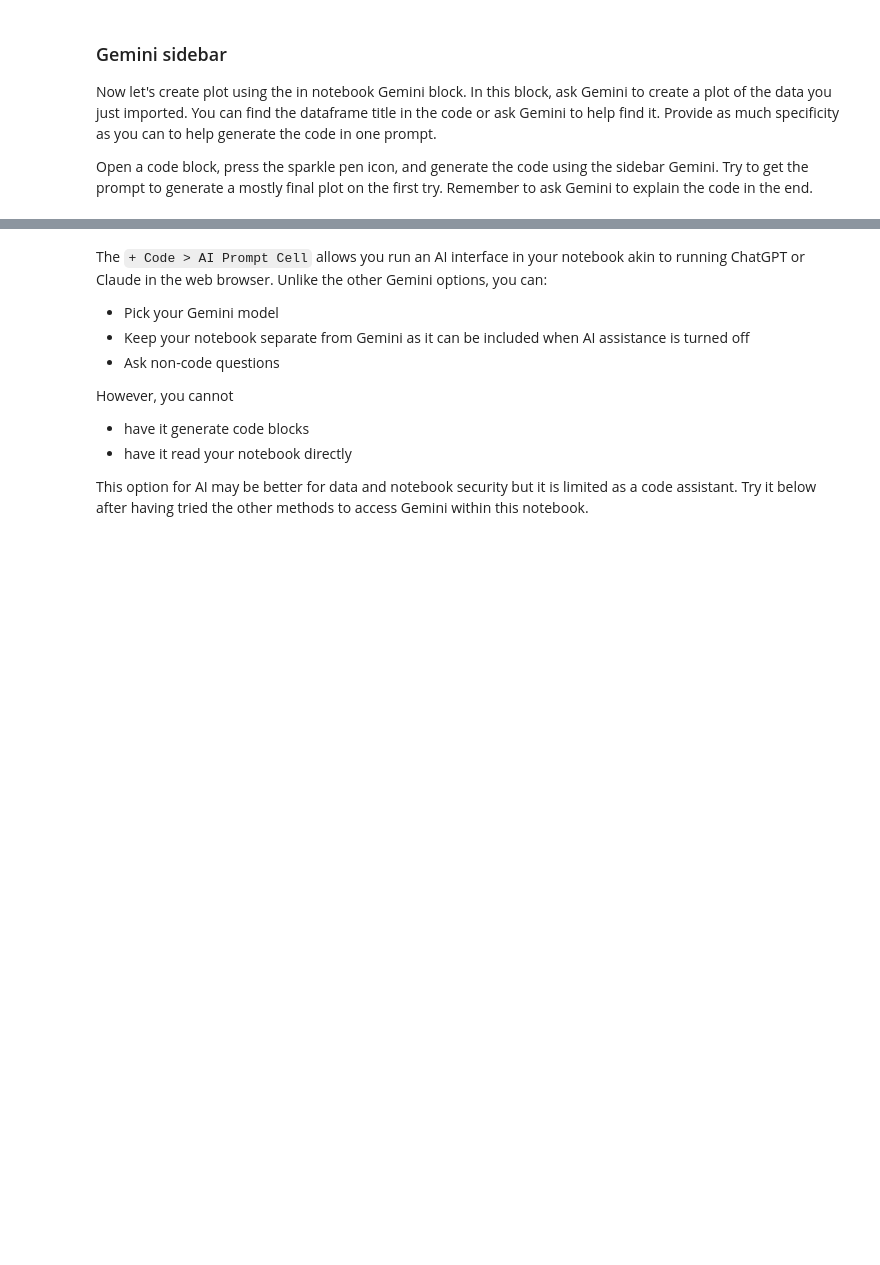
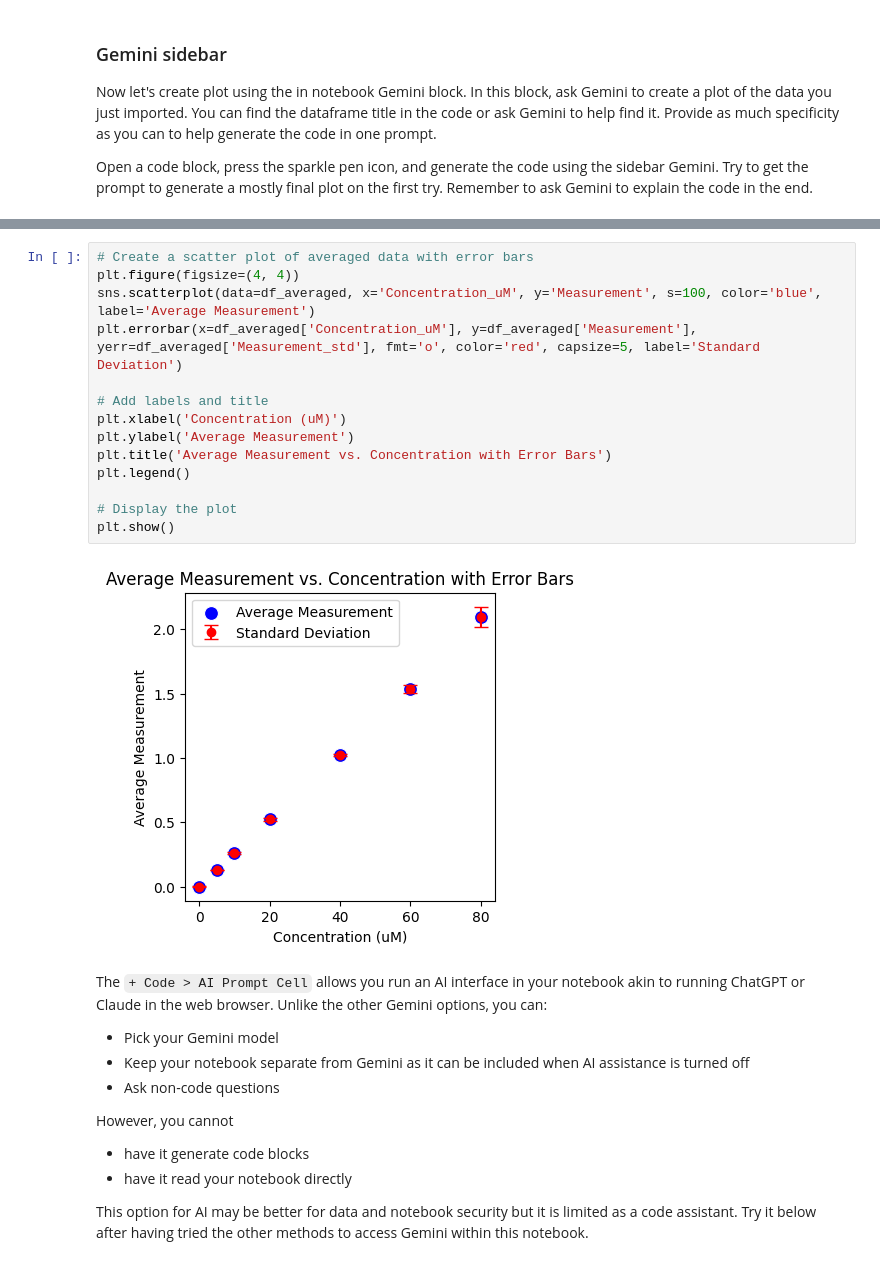
Before and after one commit to adamtmoser/July26_BCCE, a Jupyter notebook: Worked_Version_of_003_AI_coding.ipynb, the cells around one changed output, grey strips where cells are left out. Cells and saved outputs as stored; diff of their text form; blank space fills up the shorter version.

```diff
--- a/Worked_Version_of_003_AI_coding.ipynb
+++ b/Worked_Version_of_003_AI_coding.ipynb
@@ -231,3 +313,19 @@ Open a code block, press the sparkle pen icon, and generate the code using the s
+# %%
+# Create a scatter plot of averaged data with error bars
+plt.figure(figsize=(4, 4))
+sns.scatterplot(data=df_averaged, x='Concentration_uM', y='Measurement', s=100, color='blue', label='Average Measurement')
+plt.errorbar(x=df_averaged['Concentration_uM'], y=df_averaged['Measurement'], yerr=df_averaged['Measurement_std'], fmt='o', color='red', capsize=5, label='Standard Deviation')
+
+# Add labels and title
+plt.xlabel('Concentration (uM)')
+plt.ylabel('Average Measurement')
+plt.title('Average Measurement vs. Concentration with Error Bars')
+plt.legend()
+
+# Display the plot
+plt.show()
+# %% [output]
+[figure, added]
 # %% [markdown]
 The `+ Code > AI Prompt Cell` allows you run an AI interface in your notebook akin to running ChatGPT or Claude in the web browser. Unlike the other Gemini options, you can:
 * Pick your Gemini model
```
Also changed, not shown: parts of 6 cells of this notebook.
